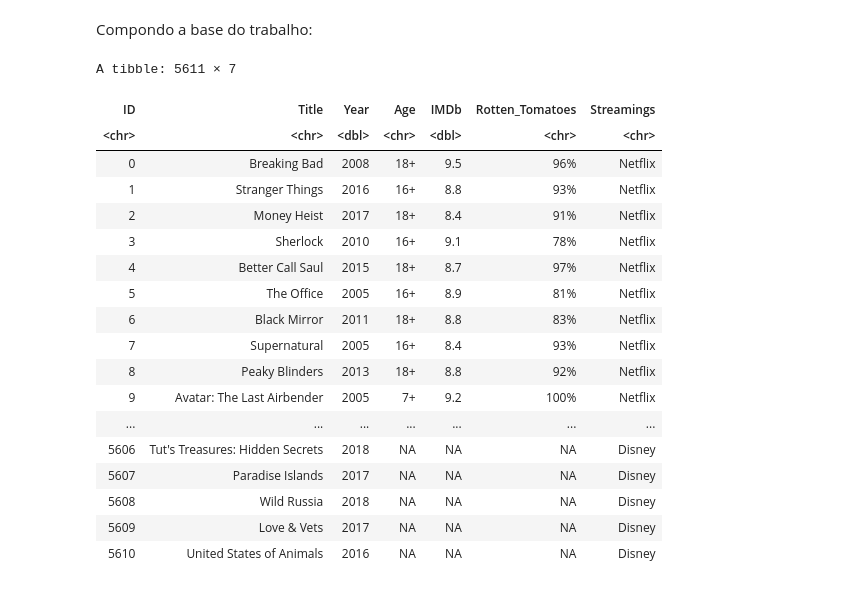
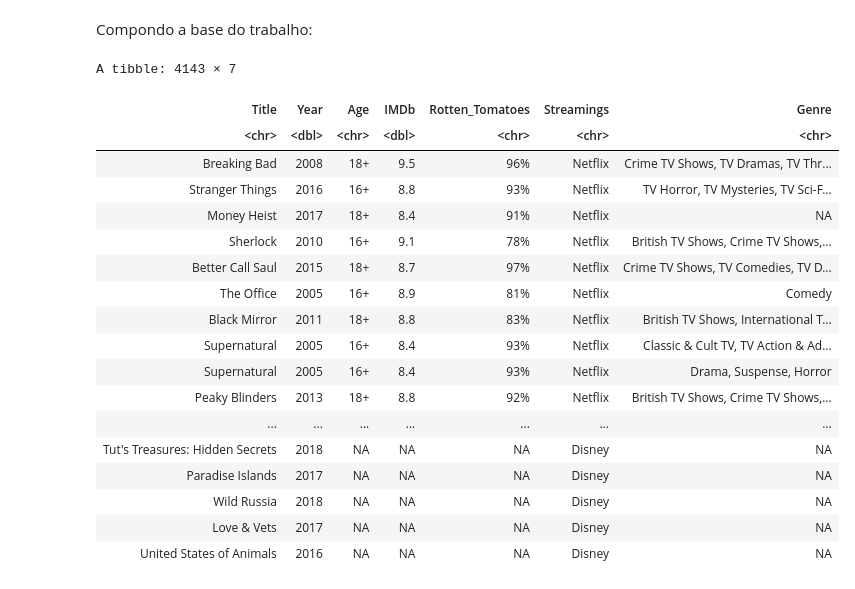
Before and after one commit to igorcj/AEDV, a Jupyter notebook: TV-Shows_Igor.ipynb, the cells around one changed output. Drawn from its saved outputs; the diff is of its cells as text; code cells hidden in the pictures.

```diff
--- a/TV-Shows_Igor.ipynb
+++ b/TV-Shows_Igor.ipynb
@@ -32,31 +32,45 @@ cols(
 )
 # %% [markdown]
 Compondo a base do trabalho:
-# %%
-cshows <- shows %>% mutate(Streamings=paste(sep=" ", ifelse(Netflix==1,"Netflix",""),
-                                                ifelse(Prime_Video==1,"Prime",""),
-                                                ifelse(DisneyPlus==1,"Disney","")) %>%
-                                      trimws() %>% str_replace(" ",", ")) %>%
-                    select(-Netflix,-Hulu,-Prime_Video,-DisneyPlus,-type)
-
-cshows
-# %% [output]
-A tibble: 5611 × 7
-| ID | Title | Year | Age | IMDb | Rotten_Tomatoes | Streamings |
-| <chr> | <chr> | <dbl> | <chr> | <dbl> | <chr> | <chr> |
-| 0 | Breaking Bad | 2008 | 18+ | 9.5 | 96% | Netflix |
-| 1 | Stranger Things | 2016 | 16+ | 8.8 | 93% | Netflix |
-| 2 | Money Heist | 2017 | 18+ | 8.4 | 91% | Netflix |
-| 3 | Sherlock | 2010 | 16+ | 9.1 | 78% | Netflix |
-| 4 | Better Call Saul | 2015 | 18+ | 8.7 | 97% | Netflix |
-| 5 | The Office | 2005 | 16+ | 8.9 | 81% | Netflix |
-| 6 | Black Mirror | 2011 | 18+ | 8.8 | 83% | Netflix |
-| 7 | Supernatural | 2005 | 16+ | 8.4 | 93% | Netflix |
-| 8 | Peaky Blinders | 2013 | 18+ | 8.8 | 92% | Netflix |
-| 9 | Avatar: The Last Airbender | 2005 | 7+ | 9.2 | 100% | Netflix |
-| ... | ... | ... | ... | ... | ... | ... |
-| 5606 | Tut's Treasures: Hidden Secrets | 2018 | NA | NA | NA | Disney |
-| 5607 | Paradise Islands | 2017 | NA | NA | NA | Disney |
-| 5608 | Wild Russia | 2018 | NA | NA | NA | Disney |
-| 5609 | Love & Vets | 2017 | NA | NA | NA | Disney |
-| 5610 | United States of Animals | 2016 | NA | NA | NA | Disney |
+# %%
+# Limpando o databse conjunto para os dados relevantes
+
+
+cshows <- shows %>% mutate(Streamings=paste(sep=" ", ifelse(Netflix==1,"Netflix",""),
+                                                ifelse(Prime_Video==1,"Prime",""),
+                                                ifelse(DisneyPlus==1,"Disney","")) %>%
+                                      trimws() %>% str_replace(" ",", ")) %>%
+                    select(-Netflix,-Hulu,-Prime_Video,-DisneyPlus,-type,-ID)
+
+cshows <- subset(cshows,Streamings!="NA, NA NA" & Streamings!="")
+
+
+# Importanto Genero dos demais databases
+
+t1 <- netflix %>% mutate(Title=title, Genre=listed_in) %>% select(Title,Genre)
+t2 <- prime %>% mutate(Title=) %>% select(Title,Genre)
+t3 <- disney %>% mutate(Title=title,Genre=genre) %>% select(Title,Genre)
+gb <- c("Title", "Genre")
+t <- full_join(t1, full_join(t2, t3, by = gb), by = gb)
+
+cshows <- left_join(cshows, t, by='Title')
+# %% [output]
+A tibble: 4143 × 7
+| Title | Year | Age | IMDb | Rotten_Tomatoes | Streamings | Genre |
+| <chr> | <dbl> | <chr> | <dbl> | <chr> | <chr> | <chr> |
+| Breaking Bad | 2008 | 18+ | 9.5 | 96% | Netflix | Crime TV Shows, TV Dramas, TV Thr... |
+| Stranger Things | 2016 | 16+ | 8.8 | 93% | Netflix | TV Horror, TV Mysteries, TV Sci-F... |
+| Money Heist | 2017 | 18+ | 8.4 | 91% | Netflix | NA |
+| Sherlock | 2010 | 16+ | 9.1 | 78% | Netflix | British TV Shows, Crime TV Shows,... |
+| Better Call Saul | 2015 | 18+ | 8.7 | 97% | Netflix | Crime TV Shows, TV Comedies, TV D... |
+| The Office | 2005 | 16+ | 8.9 | 81% | Netflix | Comedy |
+| Black Mirror | 2011 | 18+ | 8.8 | 83% | Netflix | British TV Shows, International T... |
+| Supernatural | 2005 | 16+ | 8.4 | 93% | Netflix | Classic & Cult TV, TV Action & Ad... |
+| Supernatural | 2005 | 16+ | 8.4 | 93% | Netflix | Drama, Suspense, Horror |
+| Peaky Blinders | 2013 | 18+ | 8.8 | 92% | Netflix | British TV Shows, Crime TV Shows,... |
+| ... | ... | ... | ... | ... | ... | ... |
+| Tut's Treasures: Hidden Secrets | 2018 | NA | NA | NA | Disney | NA |
+| Paradise Islands | 2017 | NA | NA | NA | Disney | NA |
+| Wild Russia | 2018 | NA | NA | NA | Disney | NA |
+| Love & Vets | 2017 | NA | NA | NA | Disney | NA |
+| United States of Animals | 2016 | NA | NA | NA | Disney | NA |
```
Also changed, not shown: parts of 1 cell of this notebook, 1 other file.
